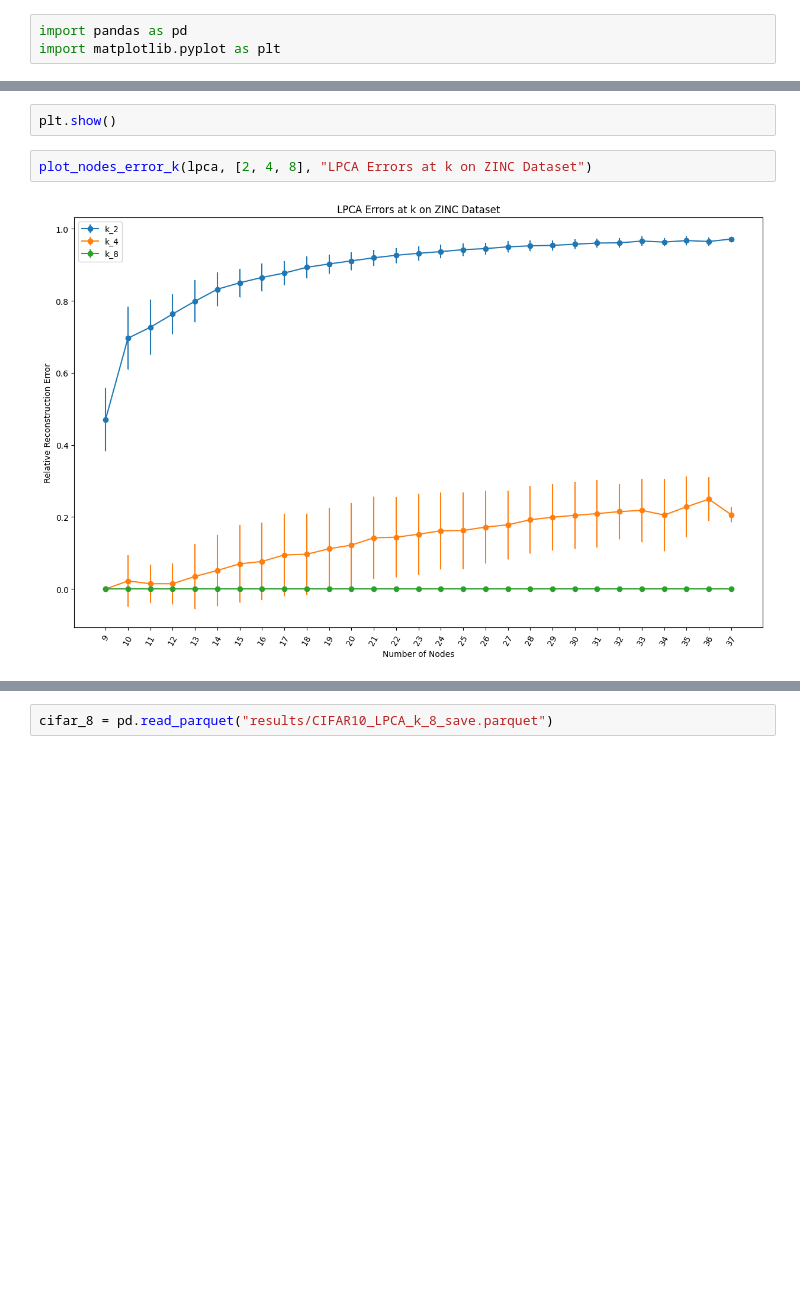
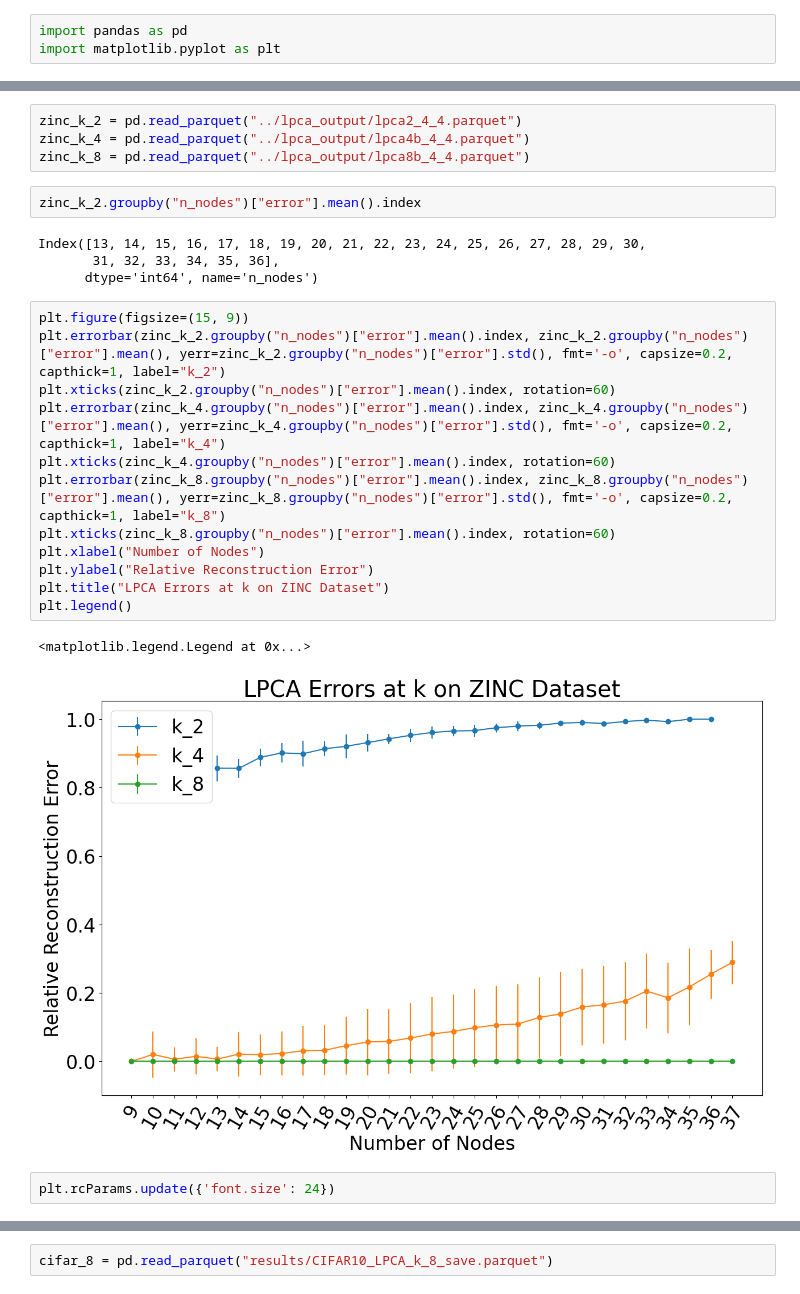
Before and after one commit to teriolx/binary-matrix-factorization, a Jupyter notebook: src/lpca_tsvd_comparison.ipynb, the cells around one changed output, grey strips where cells are left out. Saved outputs shown, nothing was run; the diff lists cells and outputs as text; blank space fills up the shorter version.

```diff
--- a/src/lpca_tsvd_comparison.ipynb
+++ b/src/lpca_tsvd_comparison.ipynb
@@ -41,7 +21,28 @@ plt.legend()
-# %%
-plt.show()
-# %%
-plot_nodes_error_k(lpca, [2, 4, 8], "LPCA Errors at k on ZINC Dataset")
-# %% [output]
-[figure, removed]
+# %%
+zinc_k_2 = pd.read_parquet("../lpca_output/lpca2_4_4.parquet")
+zinc_k_4 = pd.read_parquet("../lpca_output/lpca4b_4_4.parquet")
+zinc_k_8 = pd.read_parquet("../lpca_output/lpca8b_4_4.parquet")
+# %%
+zinc_k_2.groupby("n_nodes")["error"].mean().index
+# %% [output]
+Index([13, 14, 15, 16, 17, 18, 19, 20, 21, 22, 23, 24, 25, 26, 27, 28, 29, 30,
+       31, 32, 33, 34, 35, 36],
+      dtype='int64', name='n_nodes')
+# %%
+plt.figure(figsize=(15, 9))
+plt.errorbar(zinc_k_2.groupby("n_nodes")["error"].mean().index, zinc_k_2.groupby("n_nodes")["error"].mean(), yerr=zinc_k_2.groupby("n_nodes")["error"].std(), fmt='-o', capsize=0.2, capthick=1, label="k_2")
+plt.xticks(zinc_k_2.groupby("n_nodes")["error"].mean().index, rotation=60)
+plt.errorbar(zinc_k_4.groupby("n_nodes")["error"].mean().index, zinc_k_4.groupby("n_nodes")["error"].mean(), yerr=zinc_k_4.groupby("n_nodes")["error"].std(), fmt='-o', capsize=0.2, capthick=1, label="k_4")
+plt.xticks(zinc_k_4.groupby("n_nodes")["error"].mean().index, rotation=60)
+plt.errorbar(zinc_k_8.groupby("n_nodes")["error"].mean().index, zinc_k_8.groupby("n_nodes")["error"].mean(), yerr=zinc_k_8.groupby("n_nodes")["error"].std(), fmt='-o', capsize=0.2, capthick=1, label="k_8")
+plt.xticks(zinc_k_8.groupby("n_nodes")["error"].mean().index, rotation=60)
+plt.xlabel("Number of Nodes")
+plt.ylabel("Relative Reconstruction Error")
+plt.title("LPCA Errors at k on ZINC Dataset")
+plt.legend()
+# %% [output]
+<matplotlib.legend.Legend at 0x...>
+[figure, added]
+# %%
+plt.rcParams.update({'font.size': 24})
 # %%
```
Also changed, not shown: parts of 6 cells of this notebook, 4 other files.
